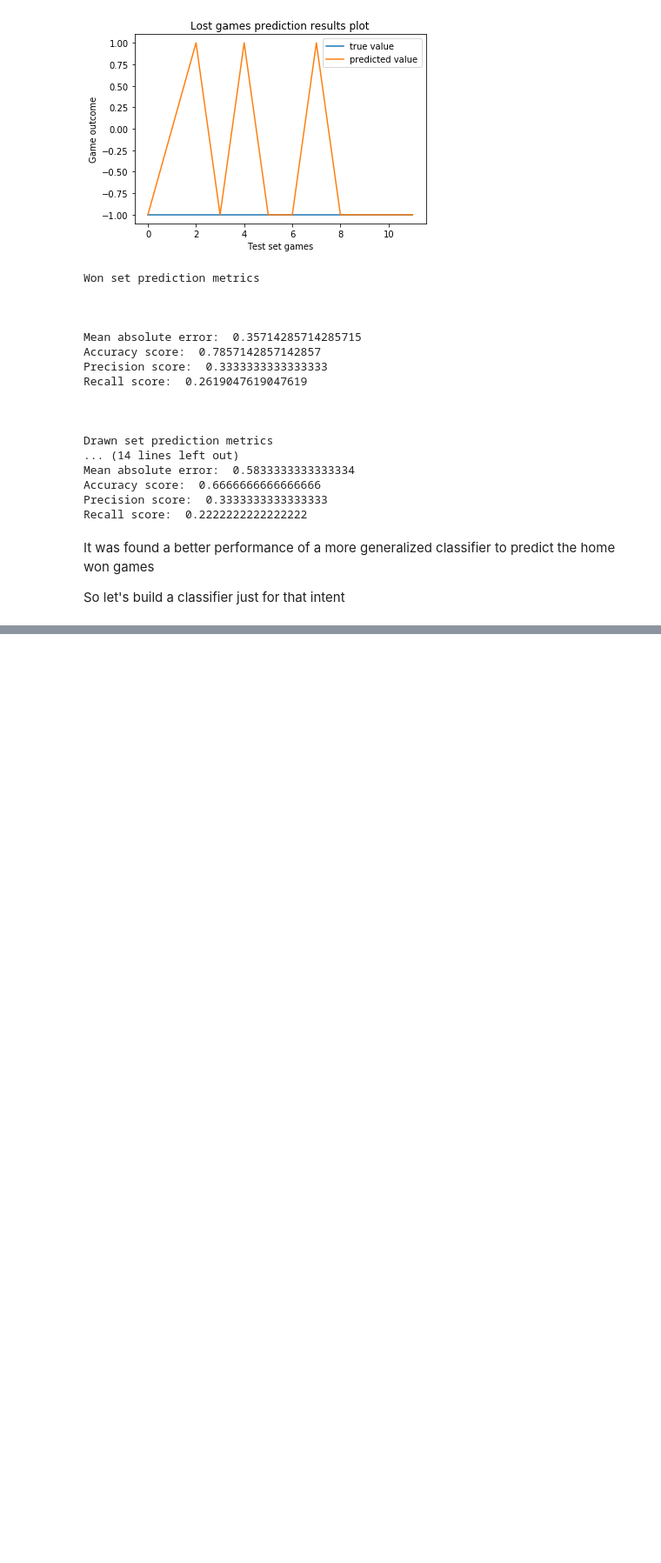
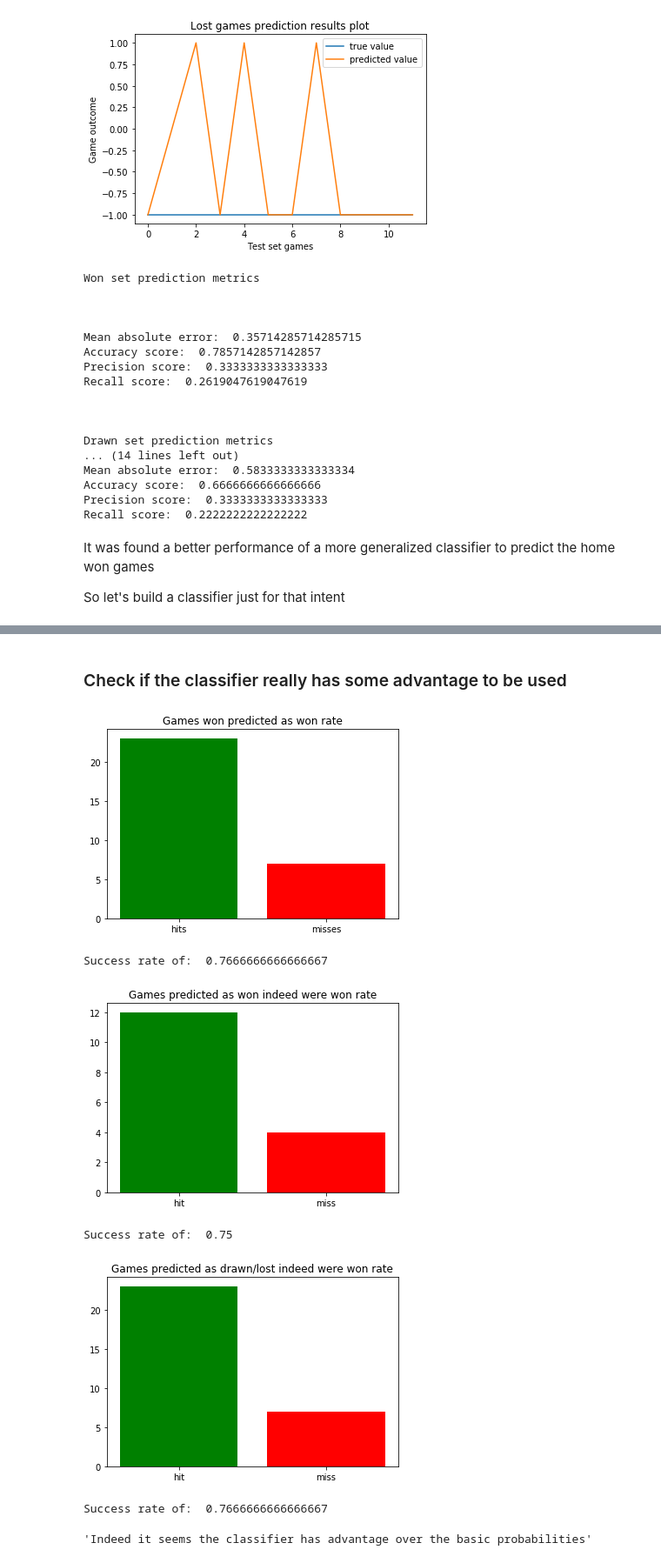
Before and after one commit to DCalhas/football_prediction_model, a Jupyter notebook: clustering_and_svm.ipynb, the cells around one changed output, grey strips where cells are left out. Shown: that part at 87% size. Saved outputs shown, nothing was run; the diff lists cells and outputs as text; code cells hidden in the pictures; blank space fills up the shorter version.

```diff
--- a/processing.ipynb
+++ b/clustering_and_svm.ipynb
@@ -616,0 +660,56 @@ Recall score:  0.7417153996101364
+# %% [markdown]
+### Check if the classifier really has some advantage to be used
+# %%
+
+plt.figure()
+plt.bar(['hits', 'misses'], hits, color=colors)
+plt.title('Games won predicted as won rate')
+plt.show()
+
+print("Success rate of: ", hits[0]/sum(hits))
+
+
+hits = [0, 0]
+colors = ['g', 'r']
+for i in range(len(y_test)):
+    if(y_test_pred[i] == 1):
+        if(y_test_pred[i] == y_test[i]):
+            hits[0] += 1
+        else:
+            hits[1] += 1
+
+plt.figure()
+plt.bar(['hit', 'miss'], hits, color=colors)
+plt.title('Games predicted as won indeed were won rate')
+plt.show()
+
+hit_rate_home_win = hits[0]/sum(hits)
+print("Success rate of: ", hits[0]/sum(hits))
+
+hits = [0, 0]
+colors = ['g', 'r']
+for i in range(len(y_test)):
+    if(y_test_pred[i] == 0):
+        if(y_test_pred[i] == y_test[i]):
+            hits[0] += 1
+        else:
+            hits[1] += 1
+
+
+plt.figure()
+plt.bar(['hit', 'miss'], hits, color=colors)
+plt.title('Games predicted as drawn/lost indeed were won rate')
+plt.show()
+
+
+print("Success rate of: ", hits[0]/sum(hits))
+
+"""Indeed it seems the classifier has advantage over the basic probabilities"""
+# %% [output]
+[figure, added]
+Success rate of:  0.7666666666666667
+[figure, added]
+Success rate of:  0.75
+[figure, added]
+Success rate of:  0.7666666666666667
+'Indeed it seems the classifier has advantage over the basic probabilities'
```
Also changed, not shown: parts of 5 cells of this notebook.
